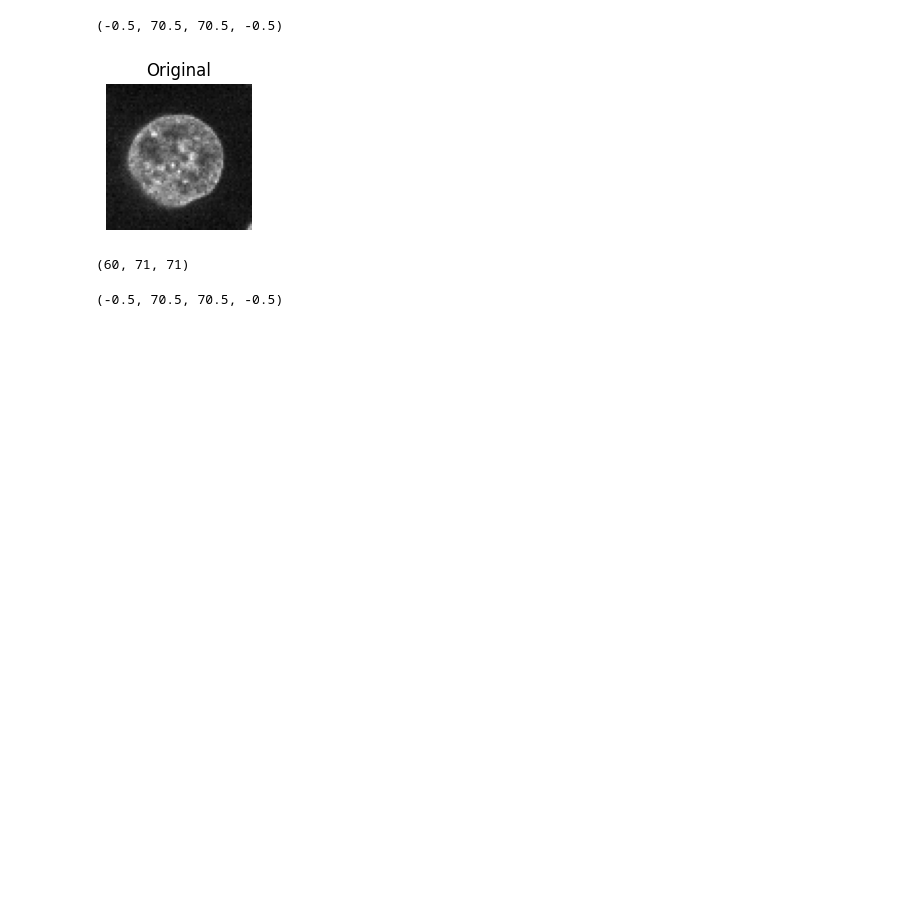
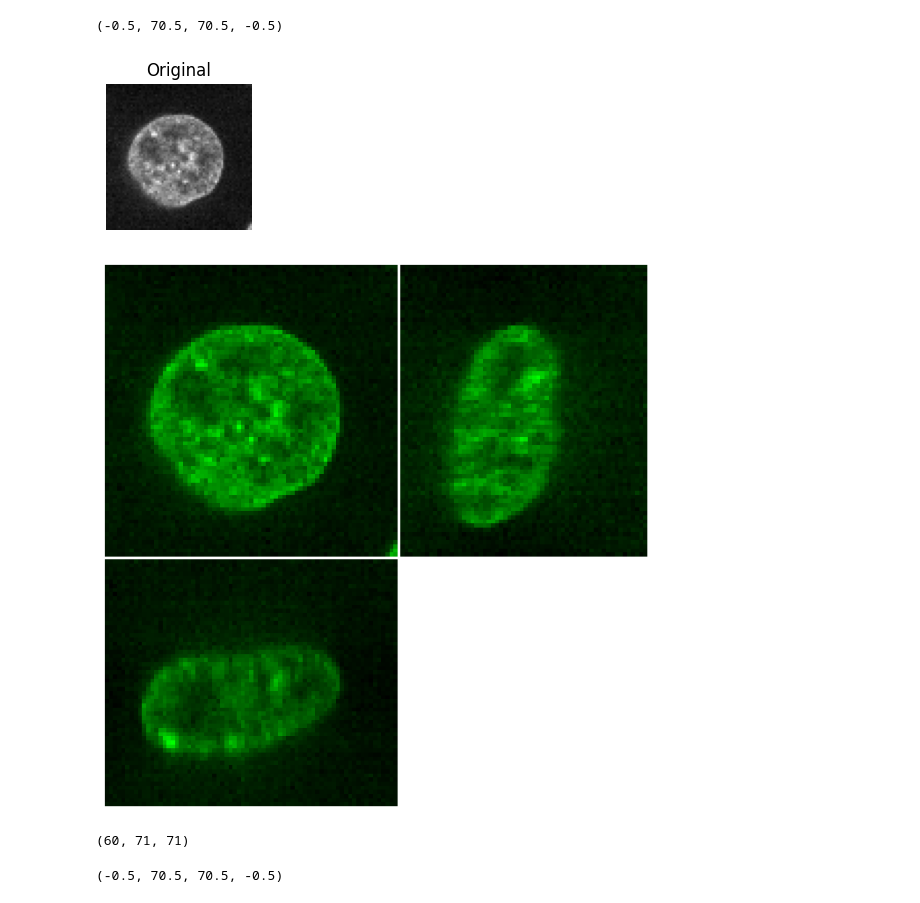
Before and after one commit to Jimena163/TFGNotebook, a Jupyter notebook: 3D_Python_simpleITK_MAC.ipynb, the cells around one changed output. Saved outputs shown, nothing was run; the diff lists cells and outputs as text; code cells hidden in the pictures; blank space fills up the shorter version.

```diff
--- a/3D_Python_simpleITK_MAC.ipynb
+++ b/3D_Python_simpleITK_MAC.ipynb
@@ -142,3 +152,8 @@ plt.axis('off')  # Ocultar los ejes para una mejor visualización
+# %%
+plot_orthogonal_views(image_cell,
+                      save_path="imgcell_3d_sinruido.png")
+# %% [output]
+[figure, added]
 # %%
 image_cell.shape
 # %% [output]
```
Also changed, not shown: parts of 6 cells of this notebook, 12 other files.
